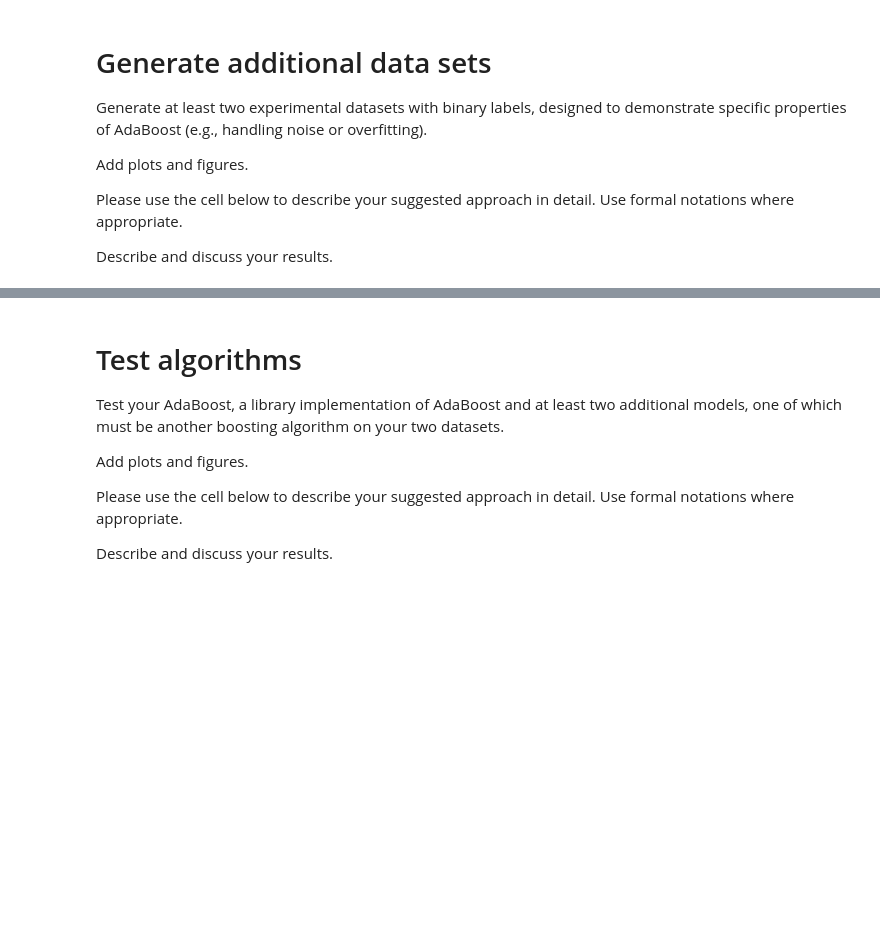
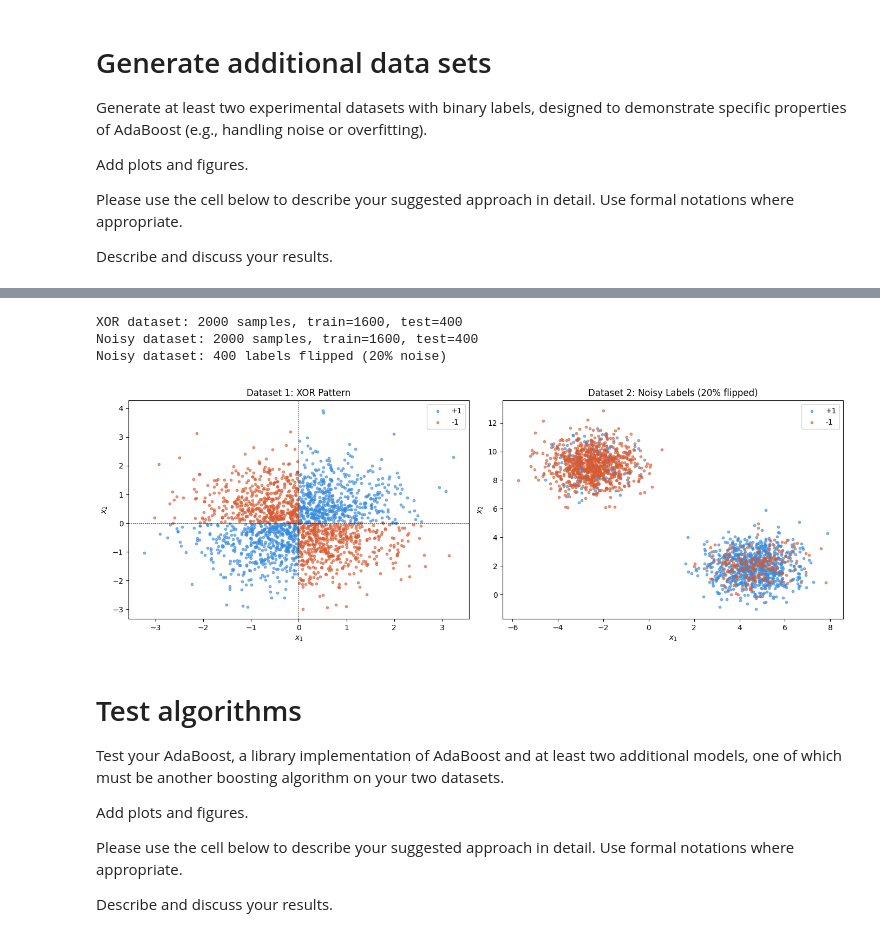
Before and after one commit to davidavivb/AdvancedML_Hw2, a Jupyter notebook: HW2_Boosting.ipynb, the cells around one changed output, grey strips where cells are left out. Drawn from its saved outputs; the diff is of its cells as text; code cells hidden in the pictures; blank space fills up the shorter version.

```diff
--- a/HW2_Boosting.ipynb
+++ b/HW2_Boosting.ipynb
@@ -332,12 +344,75 @@ Describe and discuss your results.
 # %%
-# Generate additional data sets
+# ============================================================
+# Dataset 1: XOR Pattern
+# ============================================================
+np.random.seed(42)
+X_xor = np.random.randn(2000, 2)
+y_xor = np.where(X_xor[:, 0] * X_xor[:, 1] > 0, +1, -1)
 
-# Split data sets
-#XOR dataset will struggle with
-X = np.random.randn(2000, 2)
-y = np.where(X[:, 0] * X[:, 1] > 0, +1, -1)
+X_xor_train, X_xor_test, y_xor_train, y_xor_test = train_test_split(
+    X_xor, y_xor, test_size=0.2, random_state=42
+)
+
+# ============================================================
+# Dataset 2: Noisy Labels (20% label flipping)
+# ============================================================
+from sklearn.datasets import make_blobs
+
+X_noisy, y_noisy = make_blobs(
+    n_samples=2000, n_features=2, centers=2,
+    cluster_std=1.0, random_state=42
+)
+# Convert to {-1, +1}
+y_noisy = np.where(y_noisy == 0, -1, +1)
+
+# Flip 20% of labels to simulate noise
+rng = np.random.default_rng(42)
+noise_rate = 0.20
+n_flip = int(len(y_noisy) * noise_rate)
+flip_idx = rng.choice(len(y_noisy), size=n_flip, replace=False)
+y_noisy[flip_idx] *= -1
+
+X_noisy_train, X_noisy_test, y_noisy_train, y_noisy_test = train_test_split(
+    X_noisy, y_noisy, test_size=0.2, random_state=42
+)
+
+print(f"XOR dataset: {X_xor.shape[0]} samples, train={X_xor_train.shape[0]}, test={X_xor_test.shape[0]}")
+print(f"Noisy dataset: {X_noisy.shape[0]} samples, train={X_noisy_train.shape[0]}, test={X_noisy_test.shape[0]}")
+print(f"Noisy dataset: {n_flip} labels flipped ({noise_rate*100:.0f}% noise)")
+# %% [output]
+XOR dataset: 2000 samples, train=1600, test=400
+Noisy dataset: 2000 samples, train=1600, test=400
+Noisy dataset: 400 labels flipped (20% noise)
 # %%
-# Visualize data
+# ============================================================
+# Visualize both datasets
+# ============================================================
+fig, axes = plt.subplots(1, 2, figsize=(14, 5))
+
+# XOR
+ax = axes[0]
+ax.scatter(X_xor[y_xor == 1, 0], X_xor[y_xor == 1, 1], c='#378ADD', s=10, alpha=0.6, label='+1')
+ax.scatter(X_xor[y_xor == -1, 0], X_xor[y_xor == -1, 1], c='#D85A30', s=10, alpha=0.6, label='-1')
+ax.axhline(0, color='k', linewidth=0.5, linestyle='--')
+ax.axvline(0, color='k', linewidth=0.5, linestyle='--')
+ax.set_title('Dataset 1: XOR Pattern')
+ax.set_xlabel('$x_1$')
+ax.set_ylabel('$x_2$')
+ax.legend()
+
+# Noisy
+ax = axes[1]
+ax.scatter(X_noisy[y_noisy == 1, 0], X_noisy[y_noisy == 1, 1], c='#378ADD', s=10, alpha=0.6, label='+1')
+ax.scatter(X_noisy[y_noisy == -1, 0], X_noisy[y_noisy == -1, 1], c='#D85A30', s=10, alpha=0.6, label='-1')
+ax.set_title('Dataset 2: Noisy Labels (20% flipped)')
+ax.set_xlabel('$x_1$')
+ax.set_ylabel('$x_2$')
+ax.legend()
+
+plt.tight_layout()
+plt.show()
+# %% [output]
+[figure, added]
 # %% [markdown]
 # Test algorithms
 Test your AdaBoost, a library implementation of AdaBoost and at least two additional models, one of which must be another boosting algorithm on your two datasets.
```
Also changed, not shown: parts of 7 cells of this notebook.
